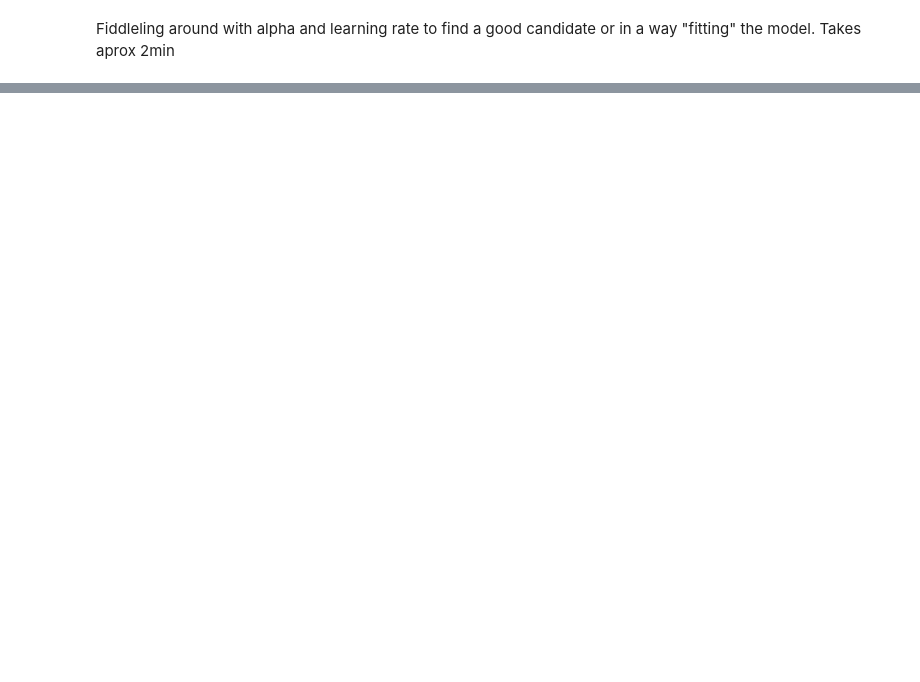
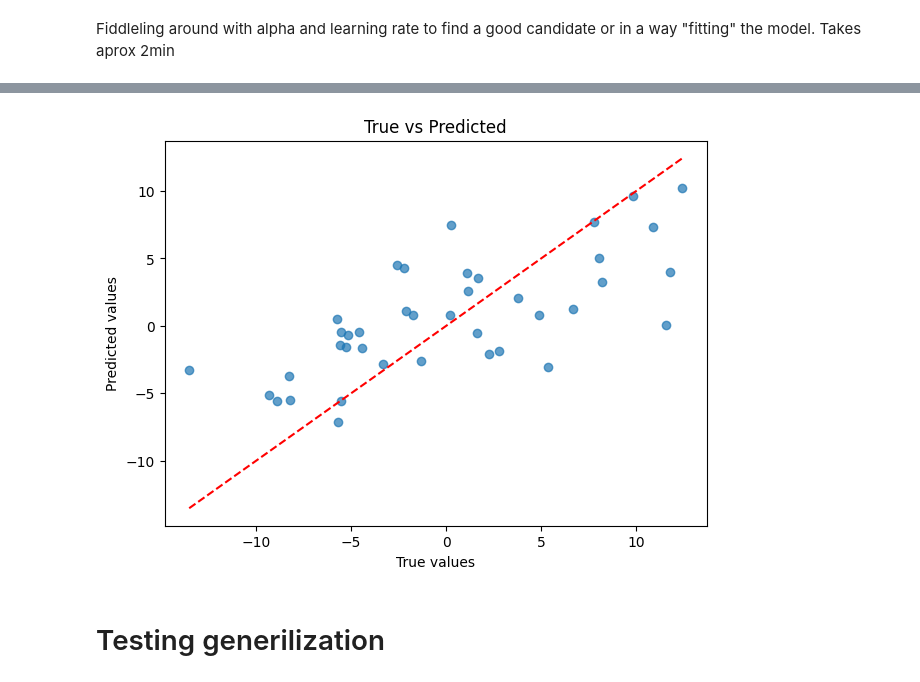
Before and after one commit to Valementajat/ML_Stability_Regularization, a Jupyter notebook: regularizationStability.ipynb, the cells around one changed output, grey strips where cells are left out. Saved outputs shown, nothing was run; the diff lists cells and outputs as text; code cells hidden in the pictures; blank space fills up the shorter version.

```diff
--- a/regularizationStability.ipynb
+++ b/regularizationStability.ipynb
@@ -316,0 +385,15 @@ plt.show()
+# %%
+plt.figure(figsize=(7, 5))
+plt.scatter(y_synt_test, testPredictions, alpha=0.7)
+plt.xlabel("True values")
+plt.ylabel("Predicted values")
+plt.title("True vs Predicted")
+
+min_val = min(y_synt_test.min(), testPredictions.min())
+max_val = max(y_synt_test.max(), testPredictions.max())
+plt.plot([min_val, max_val], [min_val, max_val], 'r--')
+plt.show()
+# %% [output]
+[figure, added]
+# %% [markdown]
+# Testing generilization
```
Also changed, not shown: parts of 33 cells of this notebook.
